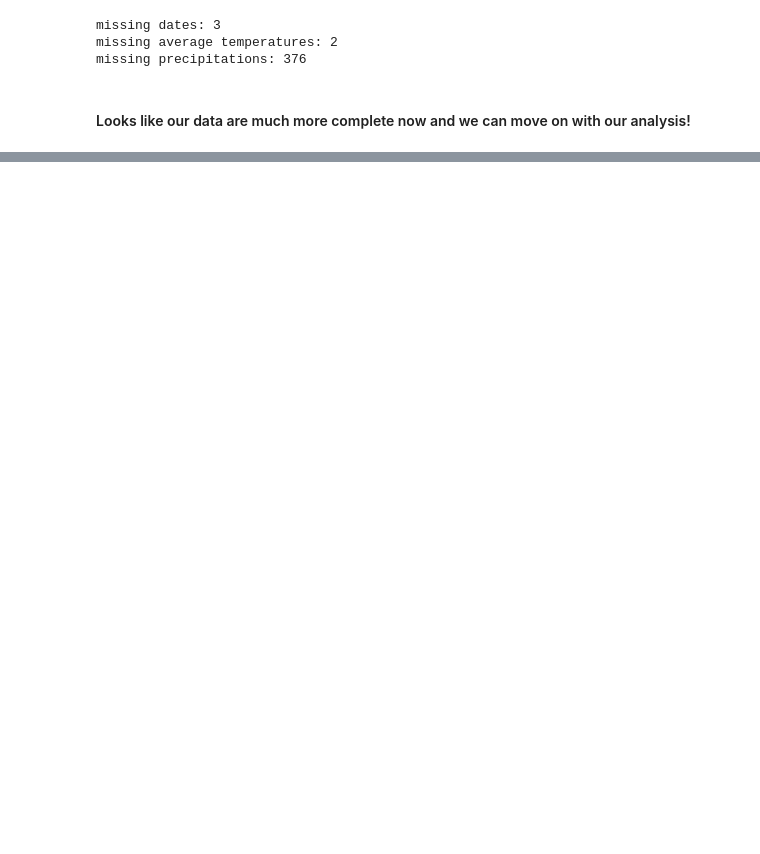
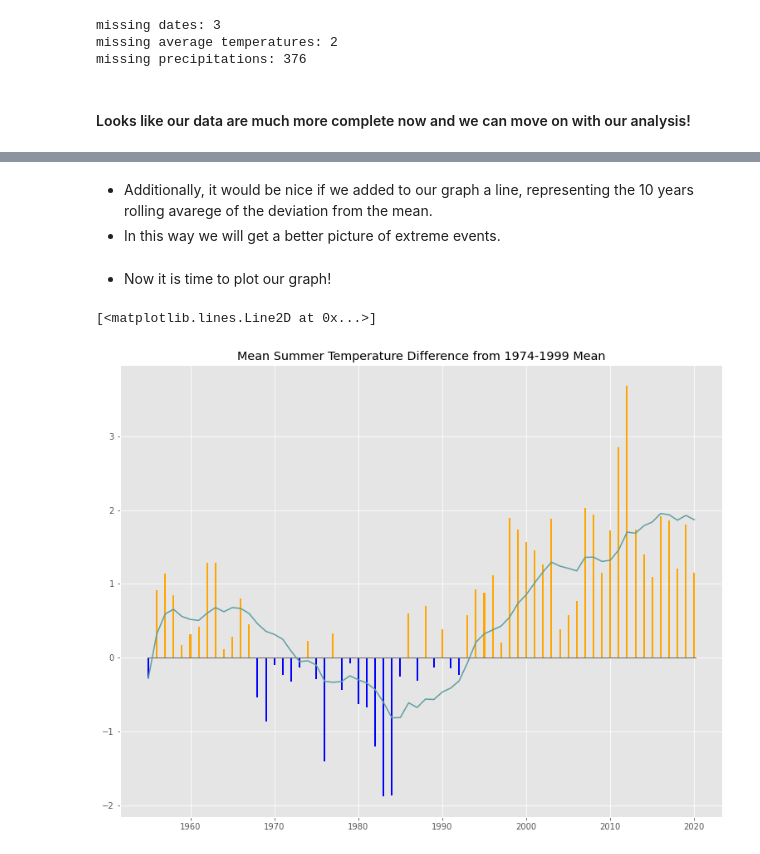
Before and after one commit to giorgossideris/athens_weather_analysis, a Jupyter notebook: weather_analysis.ipynb, the cells around one changed output, grey strips where cells are left out. Saved outputs shown, nothing was run; the diff lists cells and outputs as text; code cells hidden in the pictures; blank space fills up the shorter version.

Commit message:
Add study of the deviation of summer temperature
This commit includes a graph depicting the deviation and a short interpretation of the results

```diff
--- a/weather_analysis.ipynb
+++ b/weather_analysis.ipynb
@@ -328,0 +359,5 @@ missing precipitations: 376
+# %%
+summers_grouped = summerdays.groupby("year")
+for name, summer_group in list(summers_grouped)[:3]:
+    print(name)
+    print(summer_group[:3])
@@ -328,0 +382,3 @@ missing precipitations: 376
+# %%
+summers_temp = summers_grouped["avg_temp"].mean()
+summers_temp.head(5)
@@ -328,0 +395,3 @@ missing precipitations: 376
+# %%
+summers_dev_from_base = summers_temp - base_summer_temp
+summers_dev_from_base.head(5)
@@ -328,0 +406,21 @@ missing precipitations: 376
+# %% [markdown]
+* Additionally, it would be nice if we added to our graph a line, representing the 10 years rolling avarege of the deviation from the mean.
+* In this way we will get a better picture of extreme events.
+# %%
+summers_roll_avg_dev = summers_dev_from_base.rolling(10, min_periods=1).mean()
+# %% [markdown]
+* Now it is time to plot our graph!
+# %%
+plt.style.use('ggplot')
+plt.figure(figsize=(13, 10))
+plt.title("Mean Summer Temperature Difference from 1974-1999 Mean")
+plt.bar(summers_dev_from_base.index,
+        summers_dev_from_base,
+        width = 0.2,
+        color=np.where(summers_dev_from_base < 0, 'blue', 'orange'),
+        )
+plt.axhline(xmin = 0.045, xmax = 0.955, color = "dimgrey", linewidth = 1) # for the line on the x axis
+plt.plot(summers_roll_avg_dev.index, summers_roll_avg_dev, color = "cadetblue")
+# %% [output]
+[<matplotlib.lines.Line2D at 0x...>]
+[figure, added]
```
Also changed, not shown: parts of 15 cells of this notebook.
